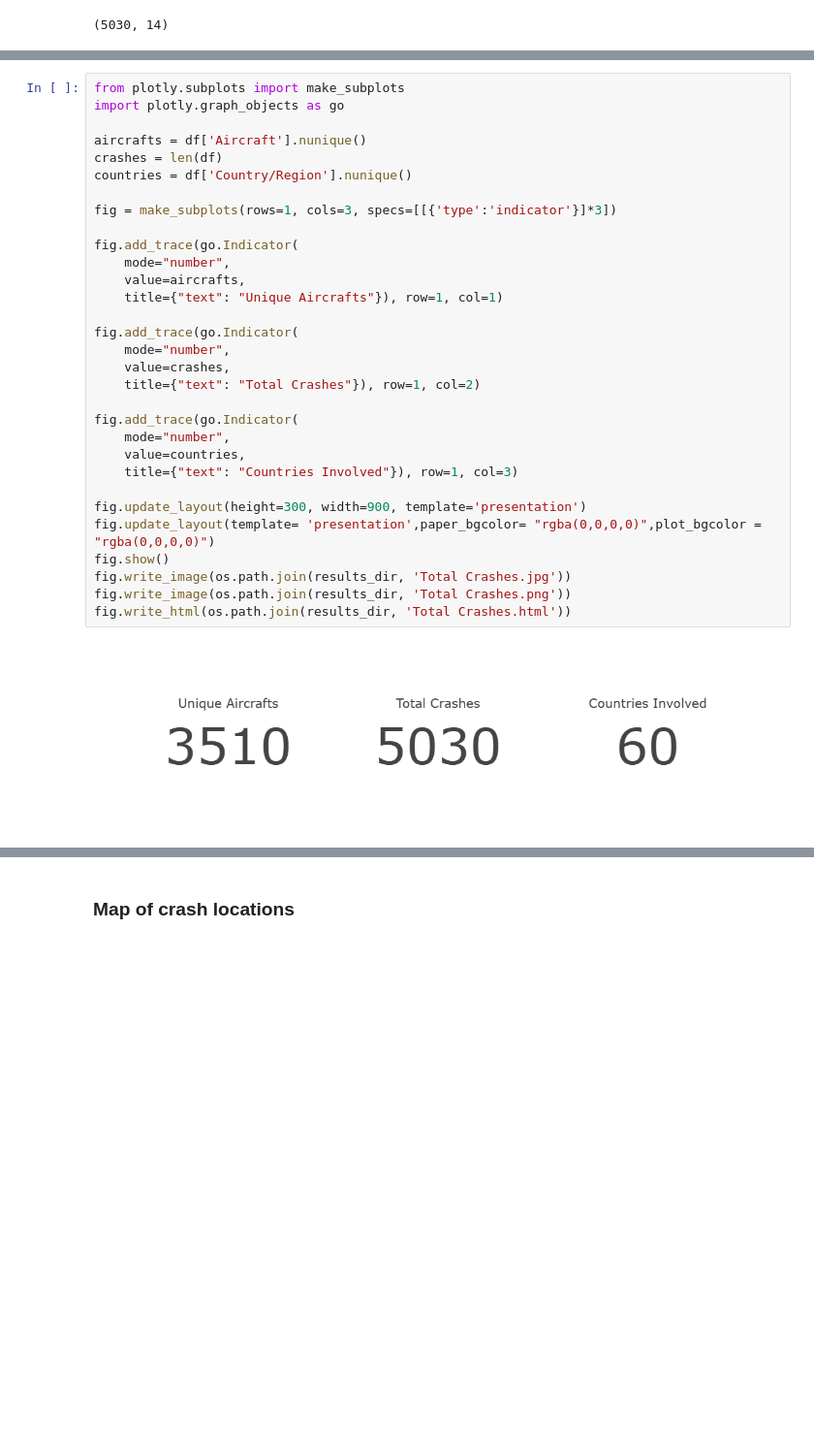
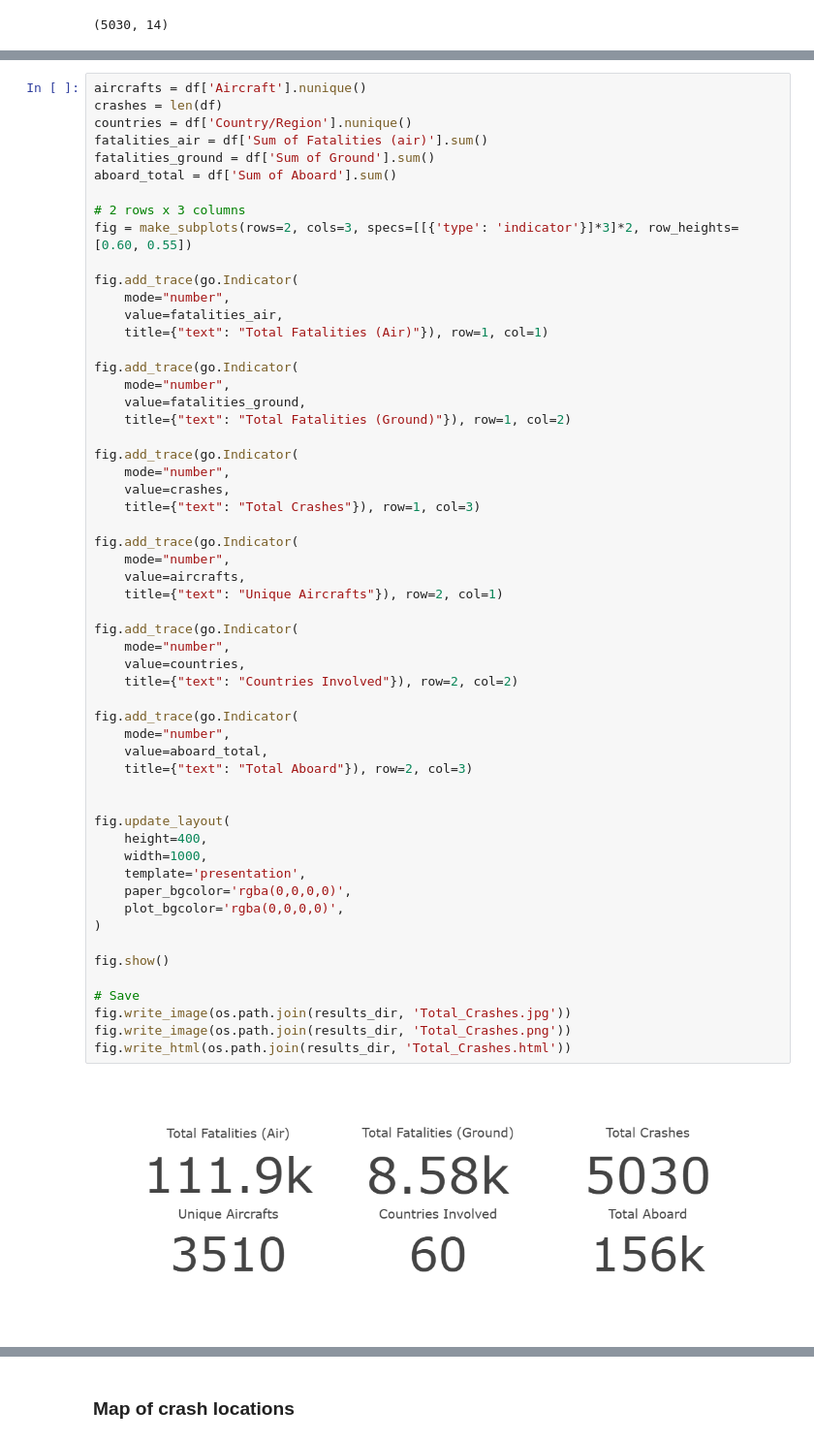
Before and after one commit to CYNTHIA-IGIHOZO/aircrashes, a Jupyter notebook: Notebooks/Data_Analysis - Copy.ipynb, the cells around one changed output, grey strips where cells are left out. Shown: that part at 97% size. Saved outputs shown, nothing was run; the diff lists cells and outputs as text; blank space fills up the shorter version.

```diff
--- a/Notebooks/Data_Analysis - Copy.ipynb
+++ b/Notebooks/Data_Analysis - Copy.ipynb
@@ -35,33 +116,58 @@ df.shape
 # %%
-from plotly.subplots import make_subplots
-import plotly.graph_objects as go
-
 aircrafts = df['Aircraft'].nunique()
 crashes = len(df)
 countries = df['Country/Region'].nunique()
+fatalities_air = df['Sum of Fatalities (air)'].sum()
+fatalities_ground = df['Sum of Ground'].sum()
+aboard_total = df['Sum of Aboard'].sum()
 
-fig = make_subplots(rows=1, cols=3, specs=[[{'type':'indicator'}]*3])
+# 2 rows x 3 columns
+fig = make_subplots(rows=2, cols=3, specs=[[{'type': 'indicator'}]*3]*2, row_heights=[0.60, 0.55])
+
+fig.add_trace(go.Indicator(
+    mode="number",
+    value=fatalities_air,
+    title={"text": "Total Fatalities (Air)"}), row=1, col=1)
+
+fig.add_trace(go.Indicator(
+    mode="number",
+    value=fatalities_ground,
+    title={"text": "Total Fatalities (Ground)"}), row=1, col=2)
+
+fig.add_trace(go.Indicator(
+    mode="number",
+    value=crashes,
+    title={"text": "Total Crashes"}), row=1, col=3)
 
 fig.add_trace(go.Indicator(
     mode="number",
     value=aircrafts,
-    title={"text": "Unique Aircrafts"}), row=1, col=1)
-
-fig.add_trace(go.Indicator(
-    mode="number",
-    value=crashes,
-    title={"text": "Total Crashes"}), row=1, col=2)
+    title={"text": "Unique Aircrafts"}), row=2, col=1)
 
 fig.add_trace(go.Indicator(
     mode="number",
     value=countries,
-    title={"text": "Countries Involved"}), row=1, col=3)
+    title={"text": "Countries Involved"}), row=2, col=2)
 
-fig.update_layout(height=300, width=900, template='presentation')
-fig.update_layout(template= 'presentation',paper_bgcolor= "rgba(0,0,0,0)",plot_bgcolor = "rgba(0,0,0,0)")
+fig.add_trace(go.Indicator(
+    mode="number",
+    value=aboard_total,
+    title={"text": "Total Aboard"}), row=2, col=3)
+
+
+fig.update_layout(
+    height=400,
+    width=1000,
+    template='presentation',
+    paper_bgcolor='rgba(0,0,0,0)',
+    plot_bgcolor='rgba(0,0,0,0)',
+)
+
 fig.show()
-fig.write_image(os.path.join(results_dir, 'Total Crashes.jpg'))
-fig.write_image(os.path.join(results_dir, 'Total Crashes.png'))
-fig.write_html(os.path.join(results_dir, 'Total Crashes.html'))
+
+# Save
+fig.write_image(os.path.join(results_dir, 'Total_Crashes.jpg'))
+fig.write_image(os.path.join(results_dir, 'Total_Crashes.png'))
+fig.write_html(os.path.join(results_dir, 'Total_Crashes.html'))
 # %% [output]
-[figure, old version]
+[figure, new version]
```
Also changed, not shown: parts of 55 cells of this notebook, 30 other files.
